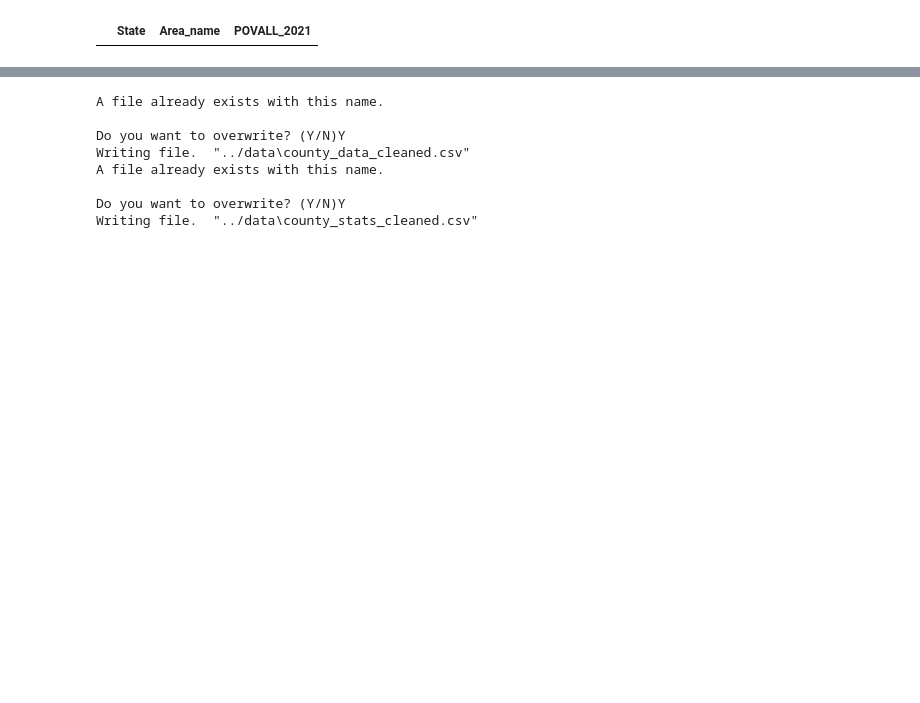
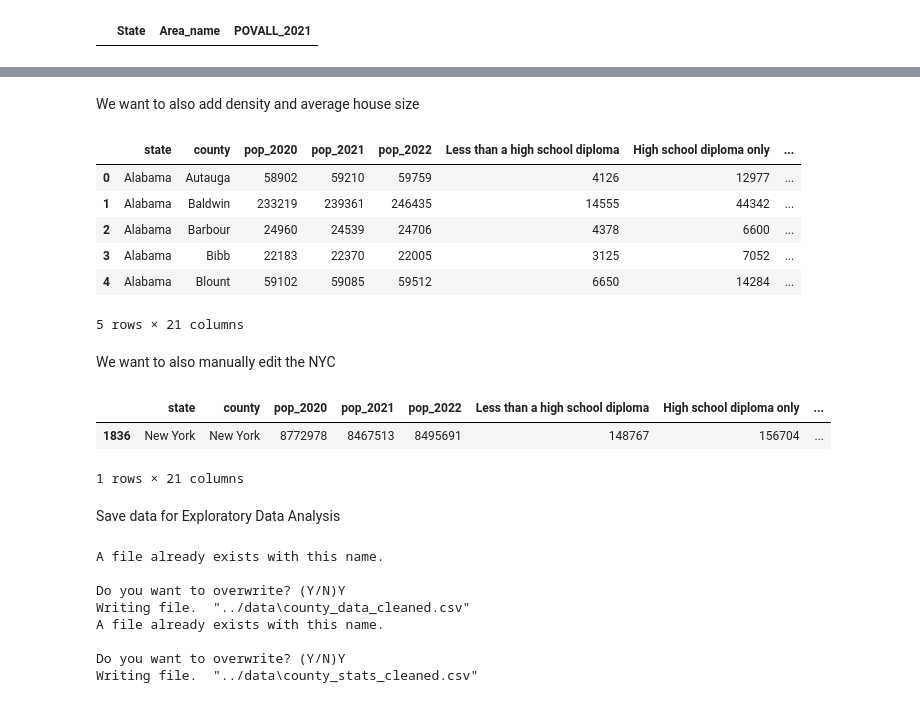
Before and after one commit to mattshinder/US-County-COVID-19-Correlations, a Jupyter notebook: data_wrangling.ipynb, the cells around one changed output, grey strips where cells are left out. Saved outputs shown, nothing was run; the diff lists cells and outputs as text; code cells hidden in the pictures; blank space fills up the shorter version.

```diff
--- a/data_wrangling.ipynb
+++ b/data_wrangling.ipynb
@@ -529,3 +663,42 @@ memory usage: 146.7+ MB
+# %% [markdown]
+We want to also add density and average house size
+# %%
+# ADD ANOTHER FILE
+county_density = pd.read_csv('../data/Average_Household_Size_and_Population_Density_-_County.csv')
+county_density = county_density[['State', 'NAME', 'B25010_001E', 'B01001_calc_PopDensity']]
+county_density = county_density.rename(columns={'State': 'state', 'NAME': 'county', 'B25010_001E': 'avg_house_size', 'B01001_calc_PopDensity': 'pop_density'})
+
+# MERGE
+county_stats = county_stats.loc[county_stats['county'] != 'Bristol Bay']
+county_stats = county_stats.loc[county_stats['county'] != 'Lake and Peninsula']
+index_drop = county_stats[(county_stats['state'] == 'New York') & ((county_stats['county'] == 'Richmond') | (county_stats['county'] == 'Kings'))].index
+county_stats.drop(index_drop , inplace=True)
+
+county_density['county'] = county_density['county'].str.replace(' County', '')
+county_density['county'] = county_density['county'].str.replace(' Borough', '')
+county_density['county'] = county_density['county'].str.replace(' Parish', '')
+
+county_stats = pd.merge(county_stats, county_density, how='inner', left_on=['state', 'county'], right_on=['state','county'])
+county_stats.head()
+# %% [output]
+|  | state | county | pop_2020 | pop_2021 | pop_2022 | Less than a high school diploma | High school diploma only | ... |
+| 0 | Alabama | Autauga | 58902 | 59210 | 59759 | 4126 | 12977 | ... |
+| 1 | Alabama | Baldwin | 233219 | 239361 | 246435 | 14555 | 44342 | ... |
+| 2 | Alabama | Barbour | 24960 | 24539 | 24706 | 4378 | 6600 | ... |
+| 3 | Alabama | Bibb | 22183 | 22370 | 22005 | 3125 | 7052 | ... |
+| 4 | Alabama | Blount | 59102 | 59085 | 59512 | 6650 | 14284 | ... |
+5 rows × 21 columns
+# %% [markdown]
+We want to also manually edit the NYC
+# %%
+county_stats.loc[county_stats[county_stats['county'] == 'New York'].index[0], ['pop_2020', 'pop_2021', 'pop_2022', 'pop_density']] = [8772978, 8467513, 8495691, 11234]
+county_stats[county_stats['county'] == 'New York']
+# %% [output]
+|  | state | county | pop_2020 | pop_2021 | pop_2022 | Less than a high school diploma | High school diploma only | ... |
+| 1836 | New York | New York | 8772978 | 8467513 | 8495691 | 148767 | 156704 | ... |
+1 rows × 21 columns
+# %% [markdown]
+Save data for Exploratory Data Analysis
 # %%
 datapath = '../data'
 save_file(county_data, 'county_data_cleaned.csv', datapath)
```
Also changed, not shown: parts of 20 cells of this notebook, 1 other file.
